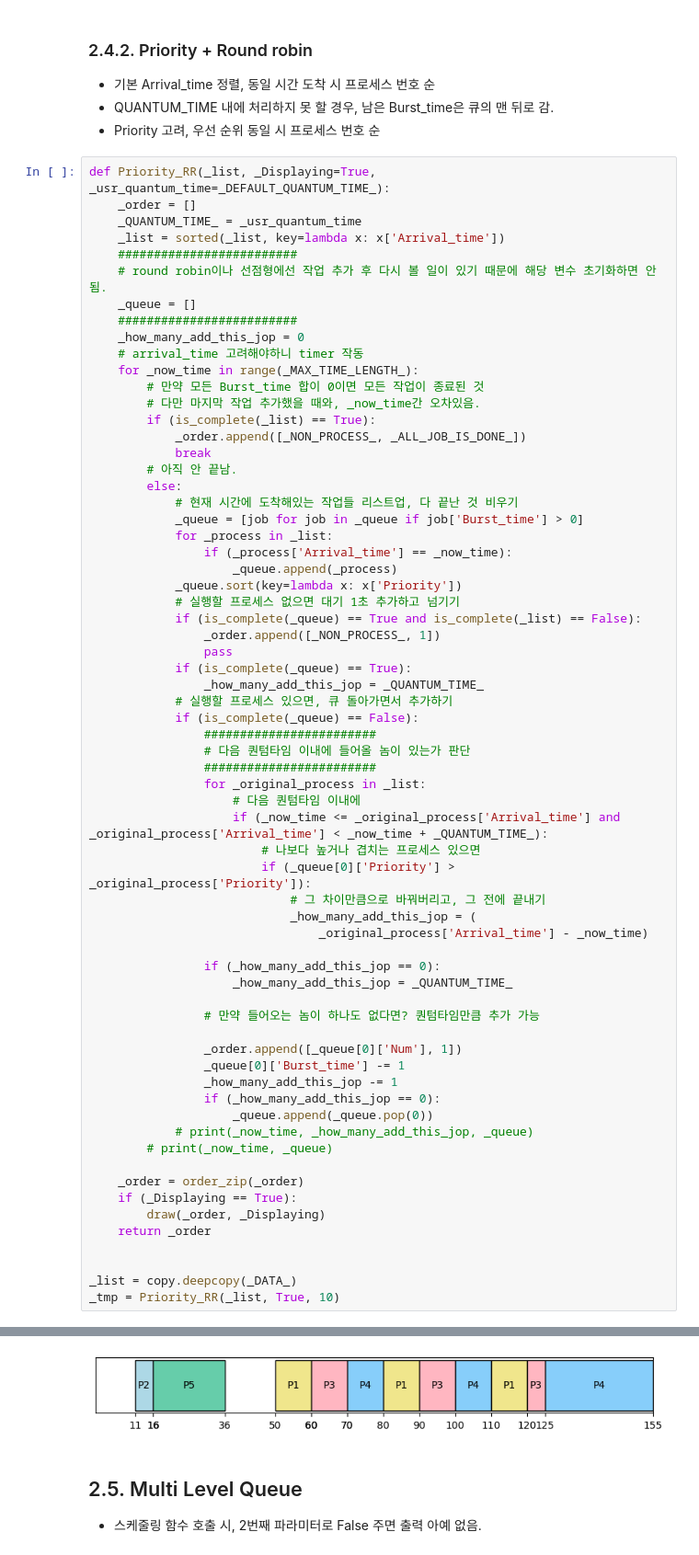
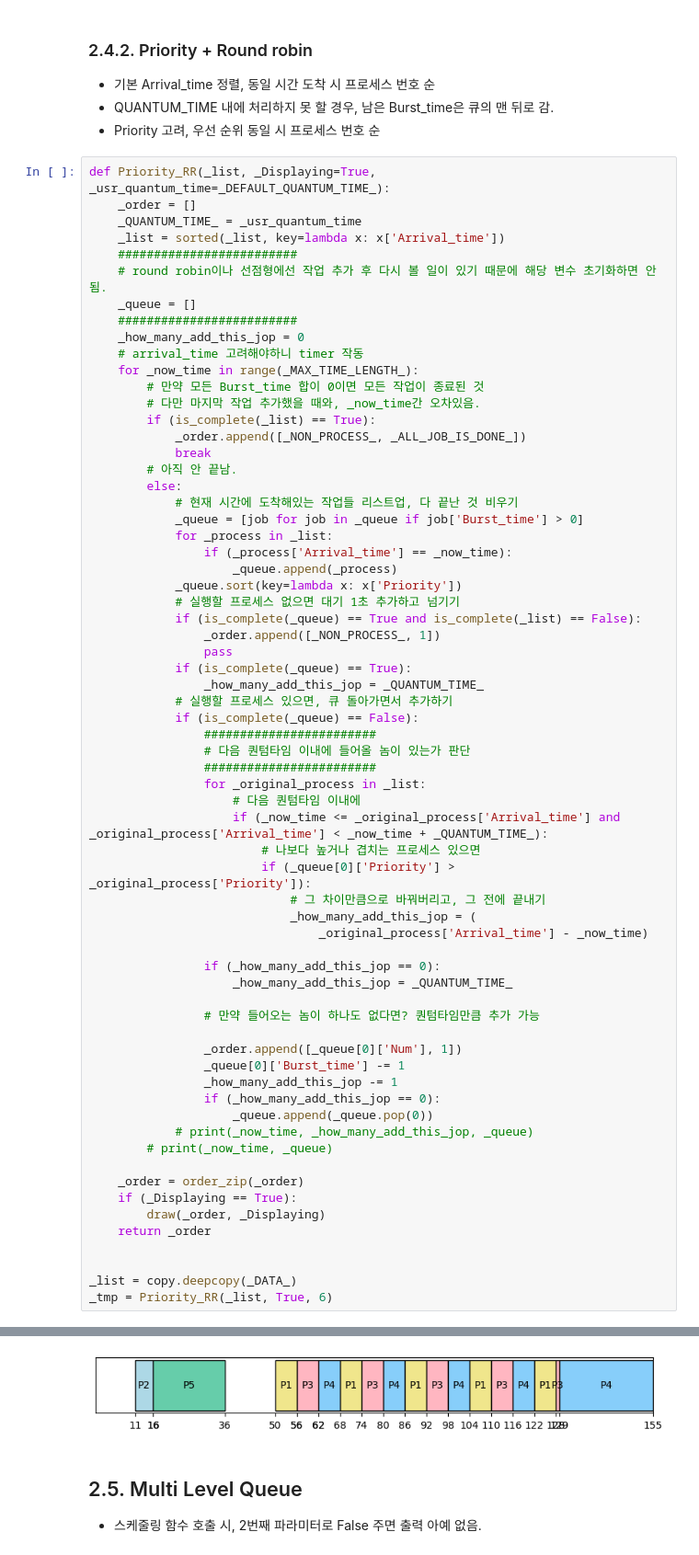
Before and after one commit to jiho264/2023os, a Jupyter notebook: homework01/homework01 copy.ipynb, the cells around one changed output, grey strips where cells are left out. Shown at 92% size. Drawn from its saved outputs; the diff is of its cells as text.

Commit message:
fix RR same priority case

```diff
--- a/homework01/homework01 copy.ipynb
+++ b/homework01/homework01 copy.ipynb
@@ -772,5 +781,5 @@ def Priority_RR(_list, _Displaying=True, _usr_quantum_time=_DEFAULT_QUANTUM_TIME
 
 
 _list = copy.deepcopy(_DATA_)
-_tmp = Priority_RR(_list, True, 10)
+_tmp = Priority_RR(_list, True, 6)
 # %% [output]
@@ -778,7 +787,7 @@ _tmp = Priority_RR(_list, True, 10)
 ------------------------------
 ALL START GOOD JOB!!!
 ALL EXIT  GOOD JOB!!!
-[figure, old version]
+[figure, new version]
 # %% [markdown]
 ## 2.5. Multi Level Queue
 - 스케줄링 함수 호출 시, 2번째 파라미터로 False 주면 출력 아예 없음.
```
Also changed, not shown: parts of 3 cells of this notebook.
